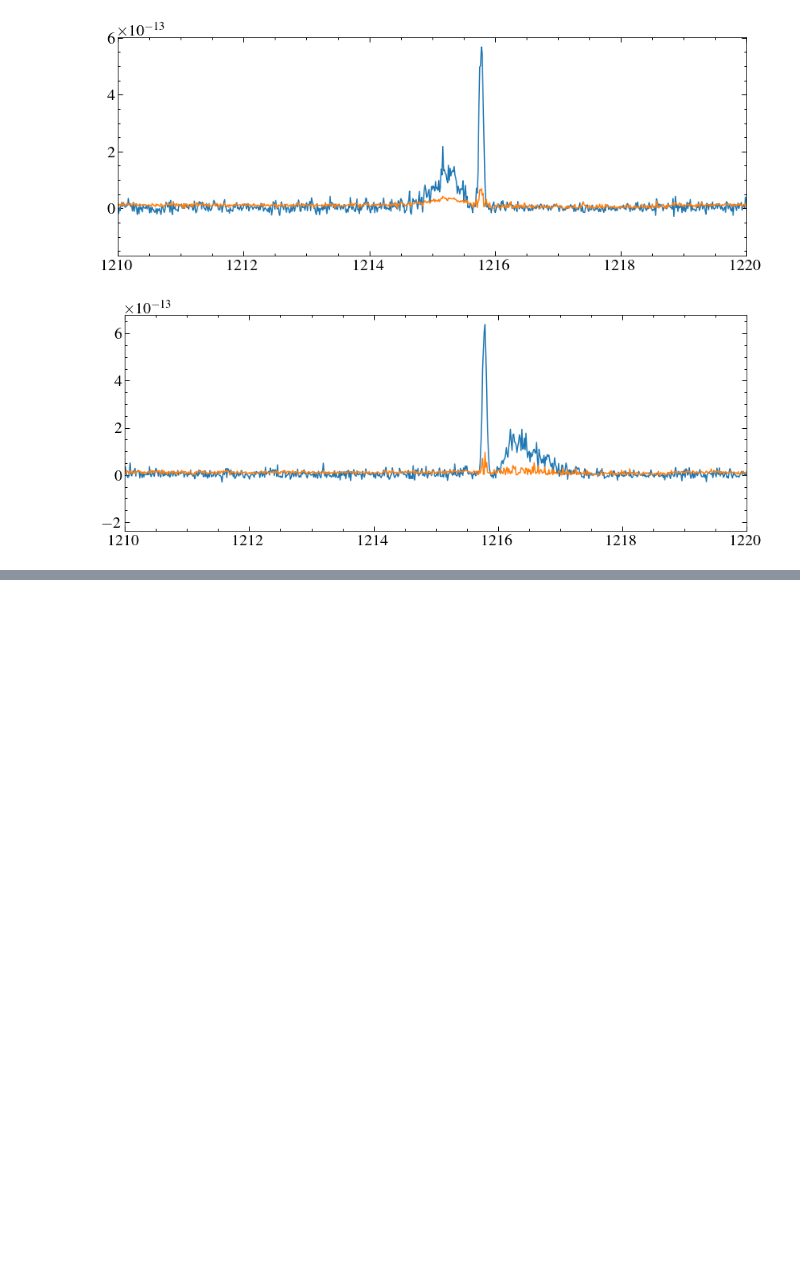
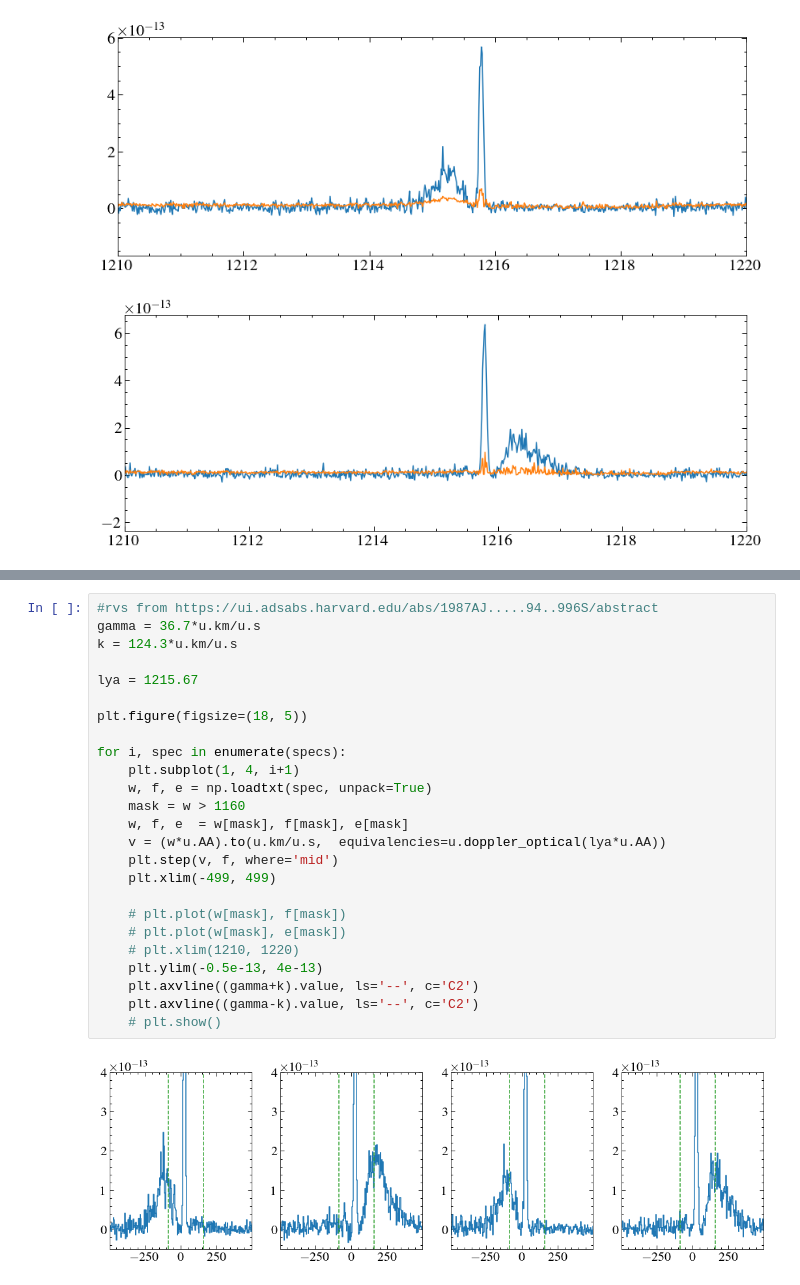
Before and after one commit to davidjwilson/pceb, a Jupyter notebook: eggr-38_stis.ipynb, the cells around one changed output, grey strips where cells are left out. Drawn from its saved outputs; the diff is of its cells as text; blank space fills up the shorter version.

```diff
--- a/eggr-38_stis.ipynb
+++ b/eggr-38_stis.ipynb
@@ -50,0 +79,27 @@ for spec in specs:
+# %%
+#rvs from https://ui.adsabs.harvard.edu/abs/1987AJ.....94..996S/abstract
+gamma = 36.7*u.km/u.s
+k = 124.3*u.km/u.s
+
+lya = 1215.67
+
+plt.figure(figsize=(18, 5))
+
+for i, spec in enumerate(specs):
+    plt.subplot(1, 4, i+1)
+    w, f, e = np.loadtxt(spec, unpack=True)
+    mask = w > 1160
+    w, f, e  = w[mask], f[mask], e[mask]
+    v = (w*u.AA).to(u.km/u.s,  equivalencies=u.doppler_optical(lya*u.AA))
+    plt.step(v, f, where='mid')
+    plt.xlim(-499, 499)
+
+    # plt.plot(w[mask], f[mask])
+    # plt.plot(w[mask], e[mask])
+    # plt.xlim(1210, 1220)
+    plt.ylim(-0.5e-13, 4e-13)
+    plt.axvline((gamma+k).value, ls='--', c='C2')
+    plt.axvline((gamma-k).value, ls='--', c='C2')
+    # plt.show()
+# %% [output]
+[figure, added]
```
Also changed, not shown: parts of 4 cells of this notebook, 11 other files.
